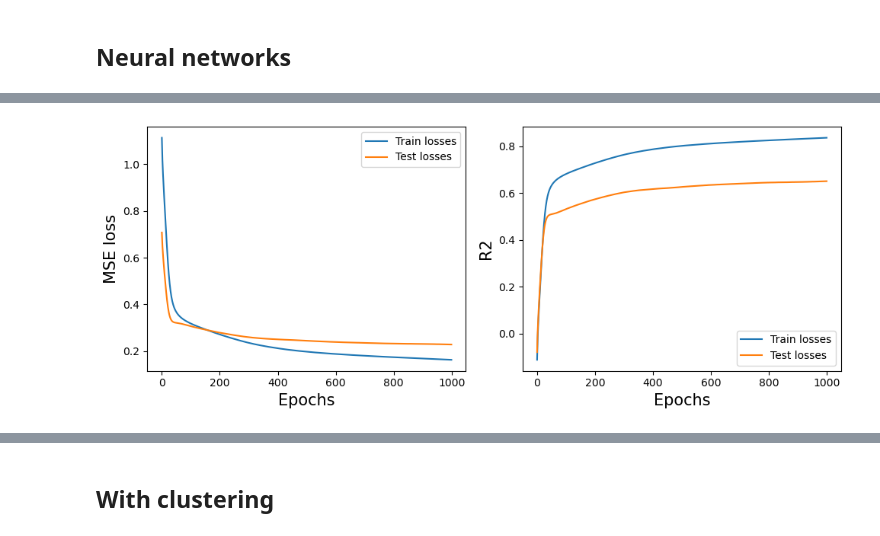
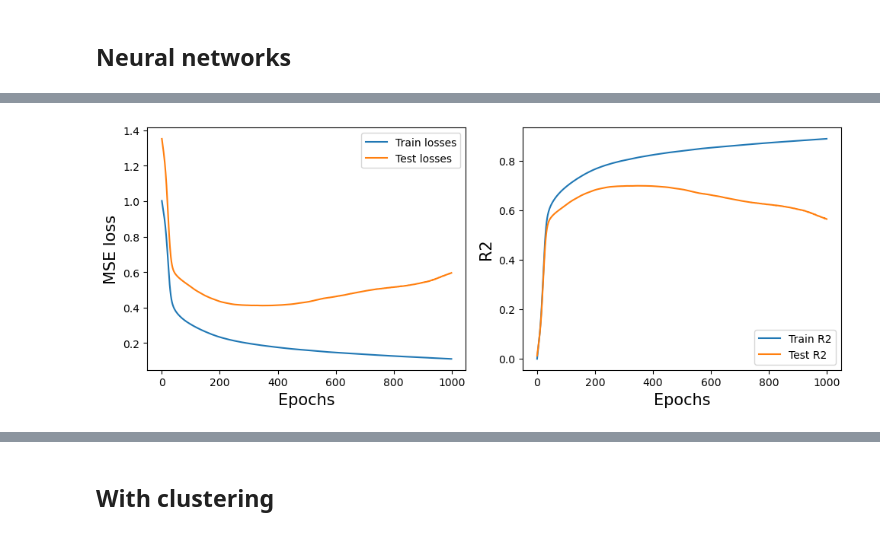
Before and after one commit to montanel/1.C51-Project, a Jupyter notebook: Luca/models_comparison.ipynb, the cells around one changed output, grey strips where cells are left out. Cells and saved outputs as stored; diff of their text form; code cells hidden in the pictures.

Commit message:
Added XGBoost best images and more work in model comparions

```diff
--- a/Luca/models_comparison.ipynb
+++ b/Luca/models_comparison.ipynb
@@ -273,5 +273,5 @@ fig.tight_layout()
 # %%
-n_ests = np.linspace(50, 1000, 20).astype(int)
+n_ests = np.linspace(20, 50, 20).astype(int)
 scores = []
 model_type = XGBRegressor
 
@@ -335,7 +335,7 @@ from torch.utils.data import DataLoader
 import torch.utils.data as data_utils
 device = 'cuda' if torch.cuda.is_available() else 'cpu'
 # %%
-X_train_t, X_train_v, y_train_t, y_train_v = train_test_split(X_train, y_train, test_size=0.2, random_state=17)
+X_train_t, X_train_v, y_train_t, y_train_v = train_test_split(X_train, y_train, test_size=0.2, random_state=42, stratify=y_train!=0)
 
 X_scaler = StandardScaler().fit(X_train_t)
 X_train_t = X_scaler.transform(X_train_t)
@@ -394,3 +394,14 @@ def train_model(model, X_train, y_train, X_val, y_val, lr=0.001, n_epochs=50, ba
             print(f"[{e}] Train loss: {train_losses[e]:.4f} ({train_r2[e]:.4f}), Val loss: {val_losses[e]:.4f} ({val_r2[e]:.4f})")
 
     return model, np.array(train_losses), np.array(val_losses), np.array(train_r2), np.array(val_r2)
+# %%
+model = nn.Sequential(
+    nn.Linear(X_train.shape[1], 50),
+    nn.ReLU(),
+    nn.Linear(50, 20),
+    nn.ReLU(),
+    nn.Linear(20, 1),
+).to(device)
+
+model_parameters = filter(lambda p: p.requires_grad, model.parameters())
+print(f"Total number of trainable parameters: {sum([np.prod(p.size()) for p in model_parameters])}")
@@ -414,23 +421,23 @@ model, train_losses, val_losses, train_r2, val_r2 = train_model(model, X_train_t
 # %%
 fig, ax = plt.subplots(1, 2, figsize=(10, 4))
 
 ax[0].plot(train_losses, label="Train losses")
 ax[0].plot(val_losses, label="Test losses")
 
 ax[0].set_xlabel('Epochs', fontsize=15)
 ax[0].set_ylabel('MSE loss', fontsize=15)
 ax[0].tick_params(labelsize=10)
 ax[0].legend()
 
-ax[1].plot(train_r2, label="Train losses")
-ax[1].plot(val_r2, label="Test losses")
+ax[1].plot(train_r2, label="Train R2")
+ax[1].plot(val_r2, label="Test R2")
 
 ax[1].set_xlabel('Epochs', fontsize=15)
 ax[1].set_ylabel('R2', fontsize=15)
 ax[1].tick_params(labelsize=10)
 ax[1].legend()
 
 fig.tight_layout()
 # fig.savefig("nn_losses.png", dpi=150)
 # %% [output]
-[figure, old version]
+[figure, new version]
```
Also changed, not shown: parts of 27 cells of this notebook, 2 other files.
